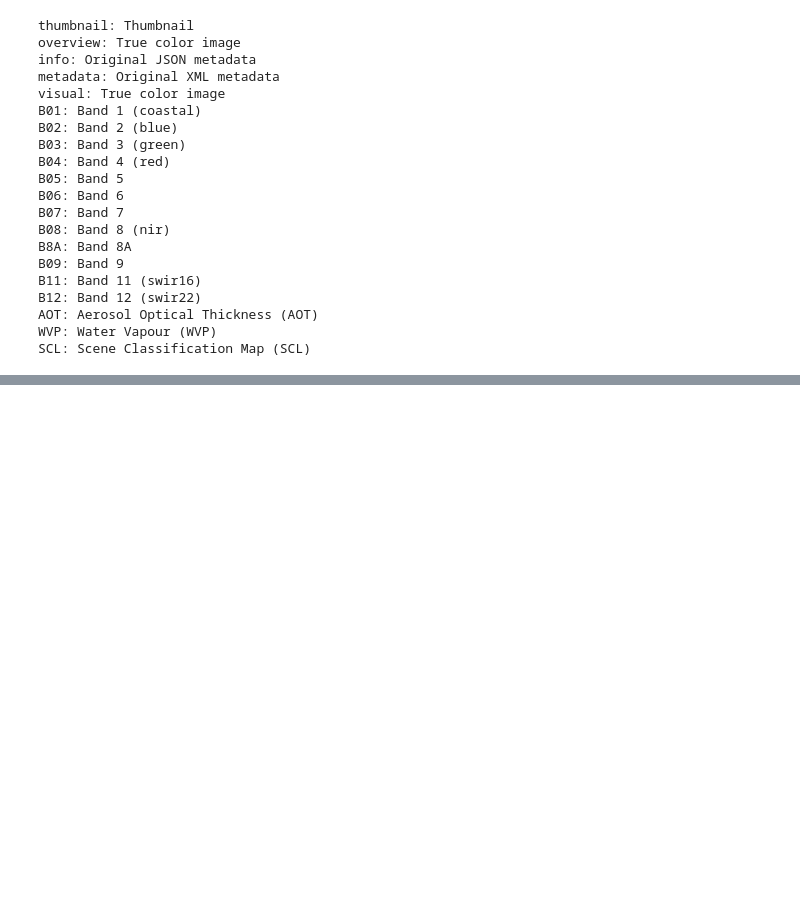
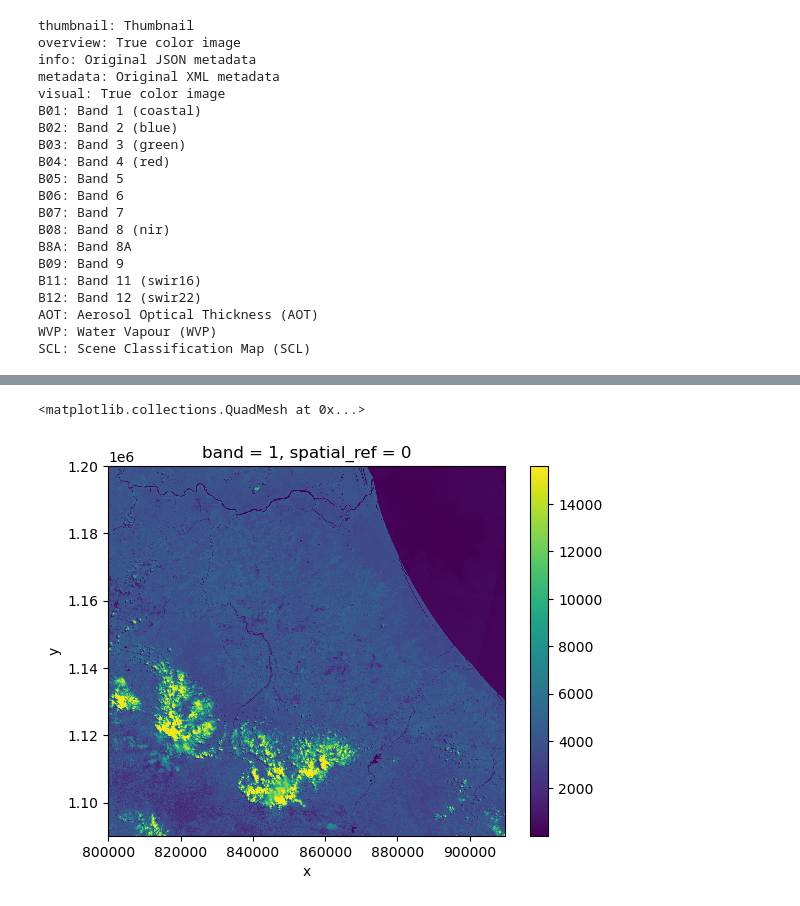
Before and after one commit to Joseumaa13/ManejoRasters, a Jupyter notebook: Manejo de datos raster.ipynb, the cells around one changed output, grey strips where cells are left out. Saved outputs shown, nothing was run; the diff lists cells and outputs as text; code cells hidden in the pictures; blank space fills up the shorter version.

```diff
--- a/Manejo de datos raster.ipynb
+++ b/Manejo de datos raster.ipynb
@@ -165,0 +245,5 @@ SCL: Scene Classification Map (SCL)
+# %%
+# Banda 9
+b_09 = rioxarray.open_rasterio(assets["B09"].href)
+
+b_09
@@ -165,0 +264,5 @@ SCL: Scene Classification Map (SCL)
+# %%
+b_09.plot()
+# %% [output]
+<matplotlib.collections.QuadMesh at 0x...>
+[figure, added]
```
Also changed, not shown: parts of 31 cells of this notebook.
